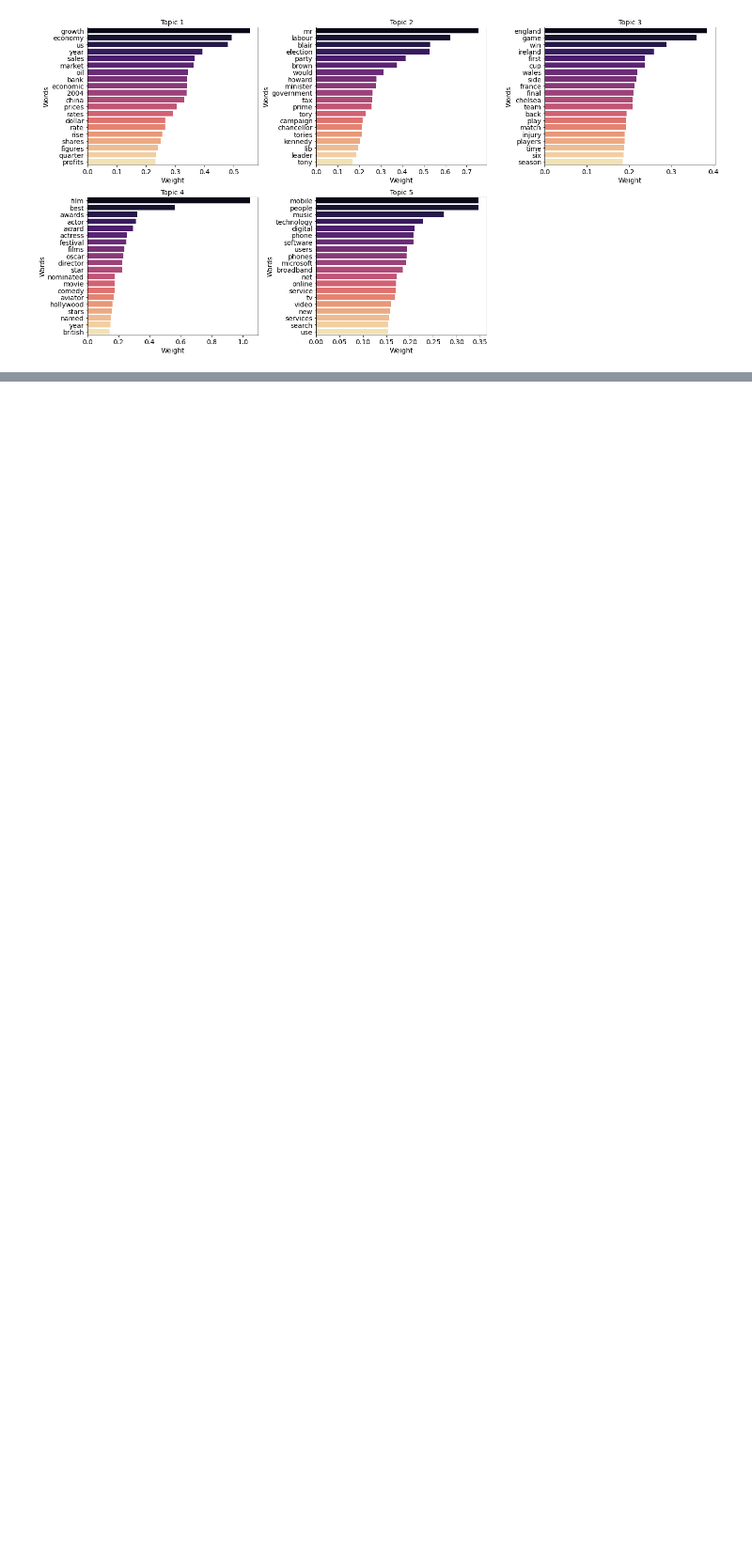
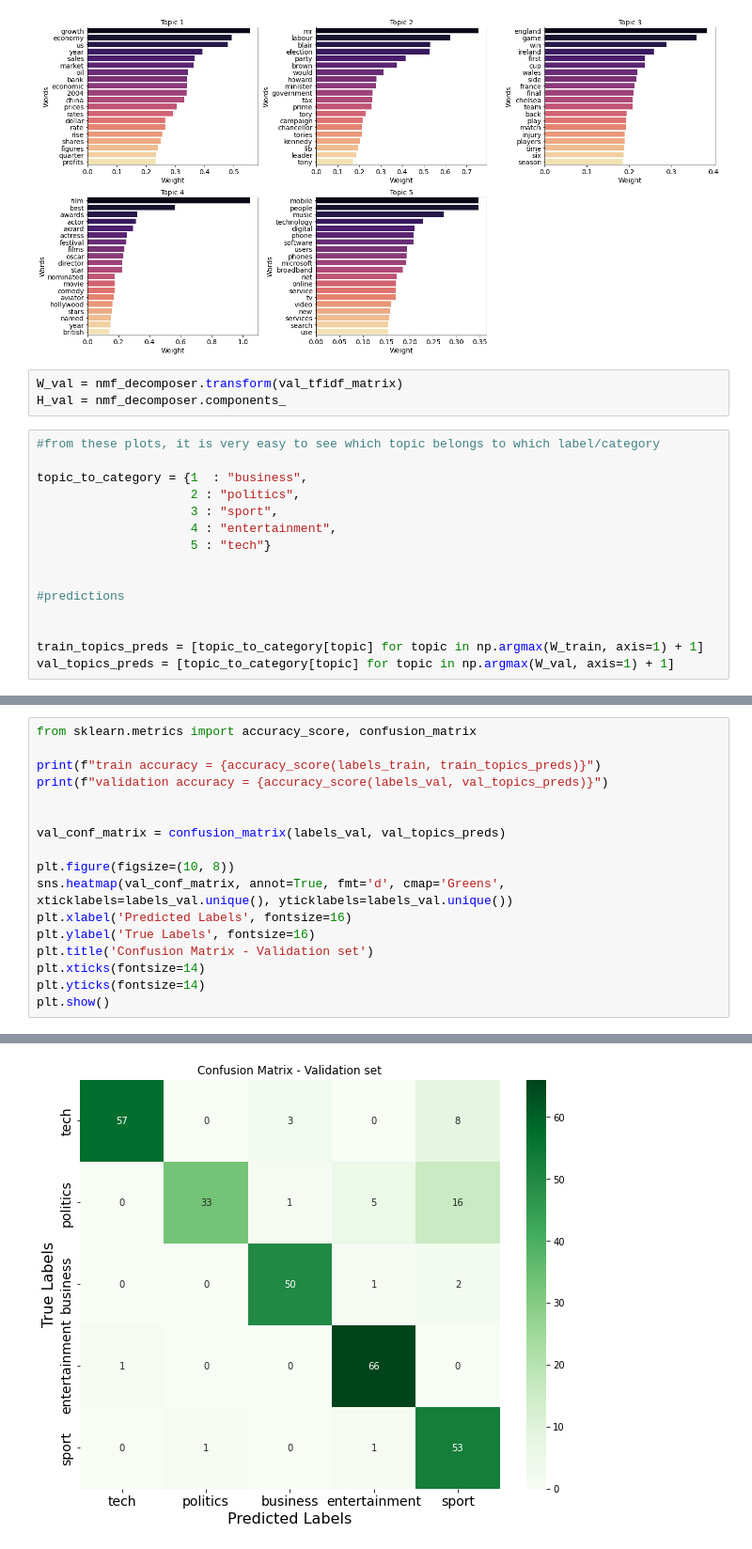
Before and after one commit to stanislavlia/text_classification_unsupervised, a Jupyter notebook: news_classification.ipynb, the cells around one changed output, grey strips where cells are left out. Shown at 94% size. Drawn from its saved outputs; the diff is of its cells as text; blank space fills up the shorter version.

```diff
--- a/news_classification.ipynb
+++ b/news_classification.ipynb
@@ -358,3 +348,21 @@ plt.tight_layout()
 plt.show()
 # %% [output]
 [figure]
+# %%
+W_val = nmf_decomposer.transform(val_tfidf_matrix)
+H_val = nmf_decomposer.components_
+# %%
+#from these plots, it is very easy to see which topic belongs to which label/category
+
+topic_to_category = {1  : "business",
+                     2 : "politics",
+                     3 : "sport",
+                     4 : "entertainment",
+                     5 : "tech"}
+
+
+#predictions
+
+
+train_topics_preds = [topic_to_category[topic] for topic in np.argmax(W_train, axis=1) + 1]
+val_topics_preds = [topic_to_category[topic] for topic in np.argmax(W_val, axis=1) + 1]
@@ -360,0 +371,18 @@ plt.show()
+# %%
+from sklearn.metrics import accuracy_score, confusion_matrix
+
+print(f"train accuracy = {accuracy_score(labels_train, train_topics_preds)}")
+print(f"validation accuracy = {accuracy_score(labels_val, val_topics_preds)}")
+
+
+val_conf_matrix = confusion_matrix(labels_val, val_topics_preds)
+
+plt.figure(figsize=(10, 8))
+sns.heatmap(val_conf_matrix, annot=True, fmt='d', cmap='Greens', xticklabels=labels_val.unique(), yticklabels=labels_val.unique())
+plt.xlabel('Predicted Labels', fontsize=16)
+plt.ylabel('True Labels', fontsize=16)
+plt.title('Confusion Matrix - Validation set')
+plt.xticks(fontsize=14)
+plt.yticks(fontsize=14)
+plt.show()
+# %% [output]
@@ -360,0 +391 @@ plt.show()
+[figure, added]
```
Also changed, not shown: parts of 9 cells of this notebook.
